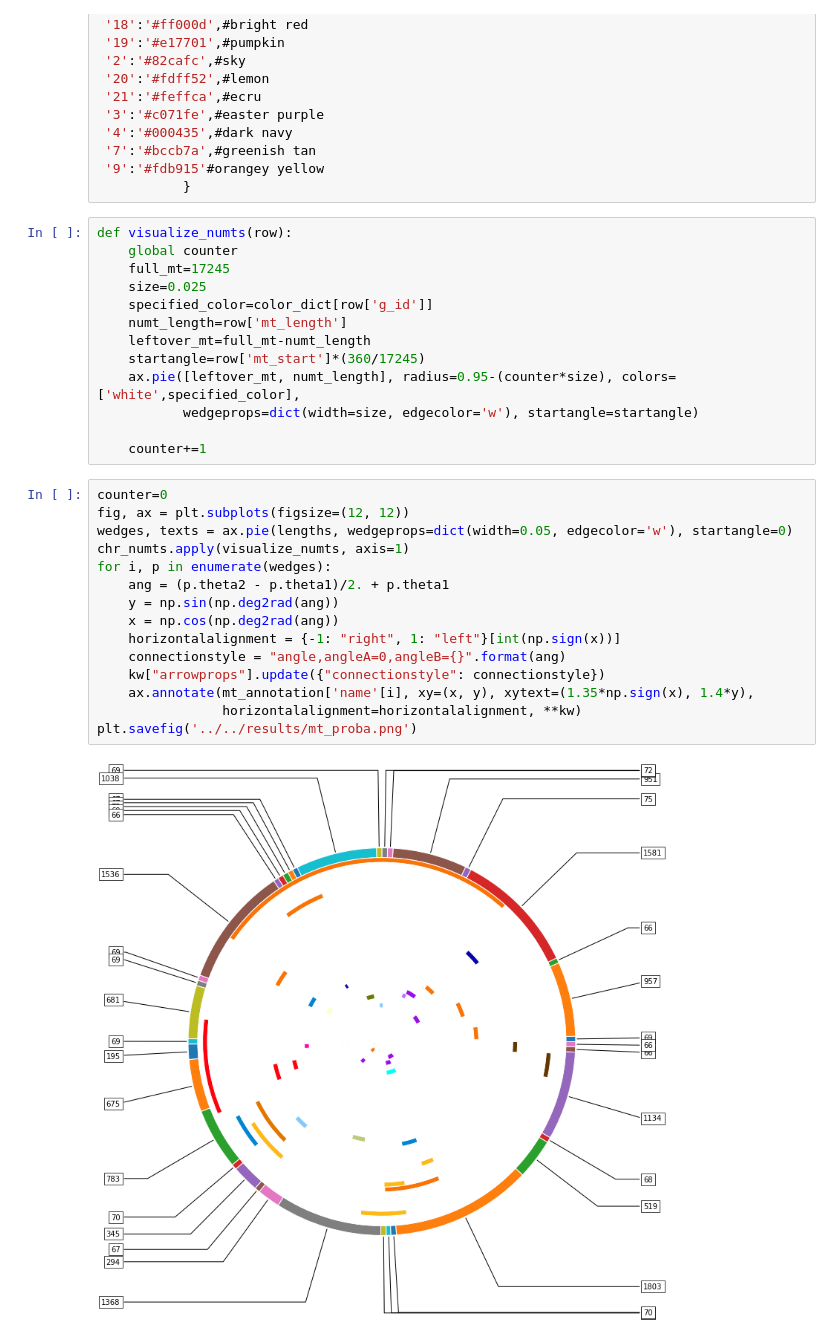
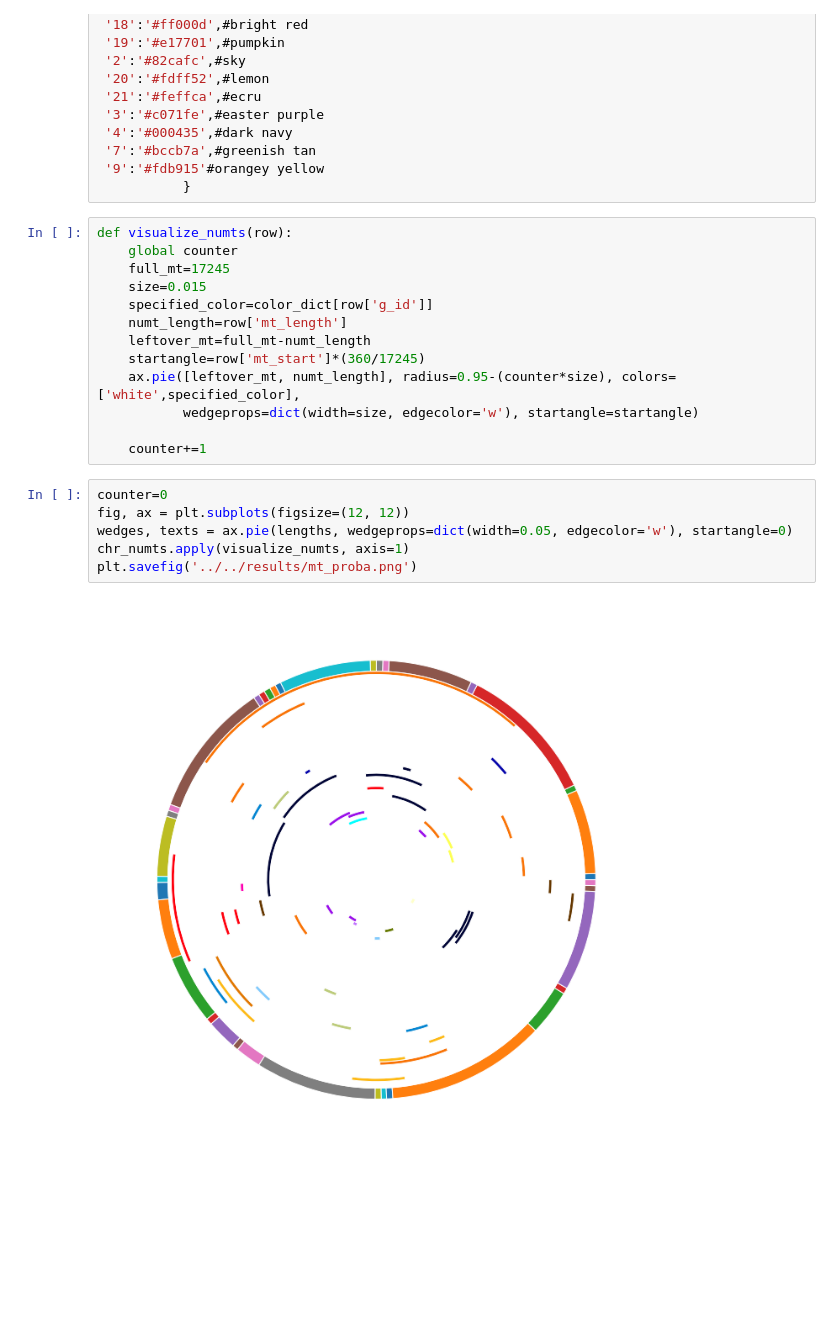
Before and after one commit to balintbiro/Oryctolagus_cuniculus_numts, a Jupyter notebook: codes/trials/mt_visualization.ipynb, the cells around one changed output. Saved outputs shown, nothing was run; the diff lists cells and outputs as text; blank space fills up the shorter version.

Commit message:
trying to annotate mt regions

```diff
--- a/codes/trials/mt_visualization.ipynb
+++ b/codes/trials/mt_visualization.ipynb
@@ -99,7 +99,7 @@ color_dict={
 def visualize_numts(row):
     global counter
     full_mt=17245
-    size=0.025
+    size=0.015
     specified_color=color_dict[row['g_id']]
     numt_length=row['mt_length']
     leftover_mt=full_mt-numt_length
@@ -111,17 +111,8 @@ def visualize_numts(row):
 # %%
 counter=0
 fig, ax = plt.subplots(figsize=(12, 12))
 wedges, texts = ax.pie(lengths, wedgeprops=dict(width=0.05, edgecolor='w'), startangle=0)
 chr_numts.apply(visualize_numts, axis=1)
-for i, p in enumerate(wedges):
-    ang = (p.theta2 - p.theta1)/2. + p.theta1
-    y = np.sin(np.deg2rad(ang))
-    x = np.cos(np.deg2rad(ang))
-    horizontalalignment = {-1: "right", 1: "left"}[int(np.sign(x))]
-    connectionstyle = "angle,angleA=0,angleB={}".format(ang)
-    kw["arrowprops"].update({"connectionstyle": connectionstyle})
-    ax.annotate(mt_annotation['name'[i], xy=(x, y), xytext=(1.35*np.sign(x), 1.4*y),
-                horizontalalignment=horizontalalignment, **kw)
 plt.savefig('../../results/mt_proba.png')
 # %% [output]
-[figure, old version]
+[figure, new version]
```
Also changed, not shown: 1 other file.
